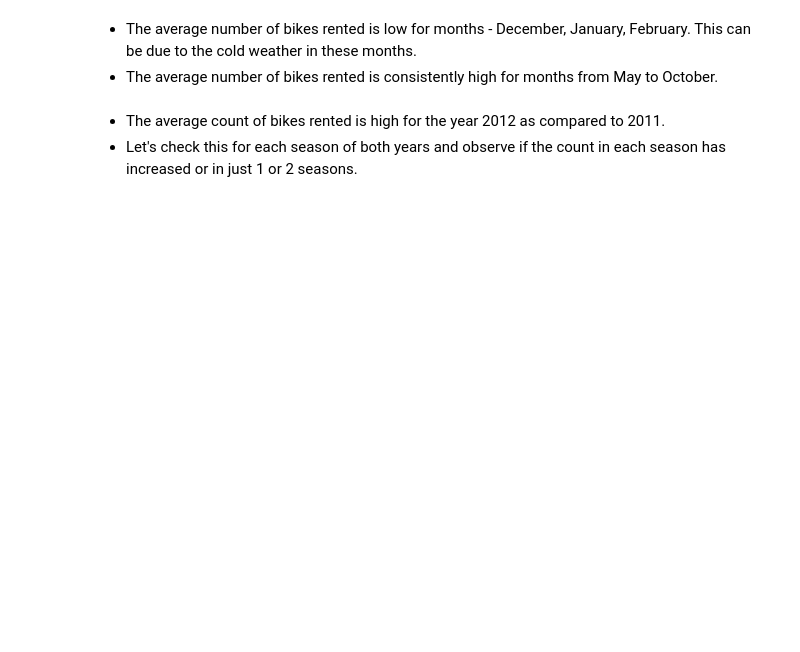
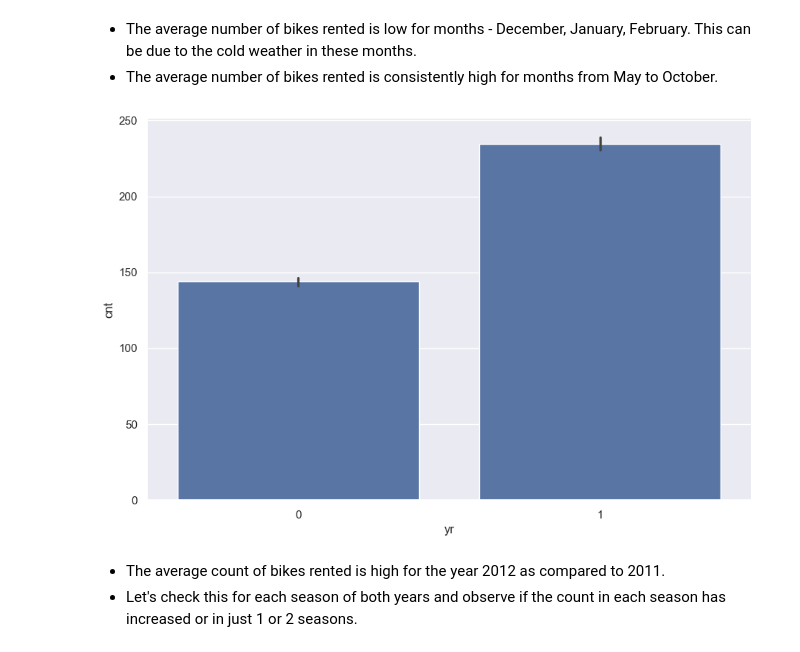
Before and after one commit to DataScience-BusinessAnalitics/Case-Study-Bike-Sharing, a Jupyter notebook: Practice Exercise/Case_Study_Bike_Sharing_v1_(2).ipynb, the cells around one changed output. Drawn from its saved outputs; the diff is of its cells as text; code cells hidden in the pictures; blank space fills up the shorter version.

```diff
--- a/Practice Exercise/Case_Study_Bike_Sharing_v1_(2).ipynb
+++ b/Practice Exercise/Case_Study_Bike_Sharing_v1_(2).ipynb
@@ -1070,7 +1373,9 @@ sns.catplot(x="mnth", y="cnt", data=df, kind='bar', height=6, aspect=1.6, estima
 - The average number of bikes rented is low for months - December, January, February. This can be due to the cold weather in these months.
 - The average number of bikes rented is consistently high for months from May to October.
 # %%
-sns.catplot(x="yr", y="cnt", data=df, kind='bar', size=6, aspect=1.5, estimator=np.mean);
+sns.catplot(x="yr", y="cnt", data=df, kind='bar', height=6, aspect=1.5, estimator=np.mean);
+# %% [output]
+[figure, added]
 # %% [markdown]
 - The average count of bikes rented is high for the year 2012 as compared to 2011.
 - Let's check this for each season of both years and observe if the count in each season has increased or in just 1 or 2 seasons.
```
Also changed, not shown: parts of 75 cells of this notebook, 1 other file.
